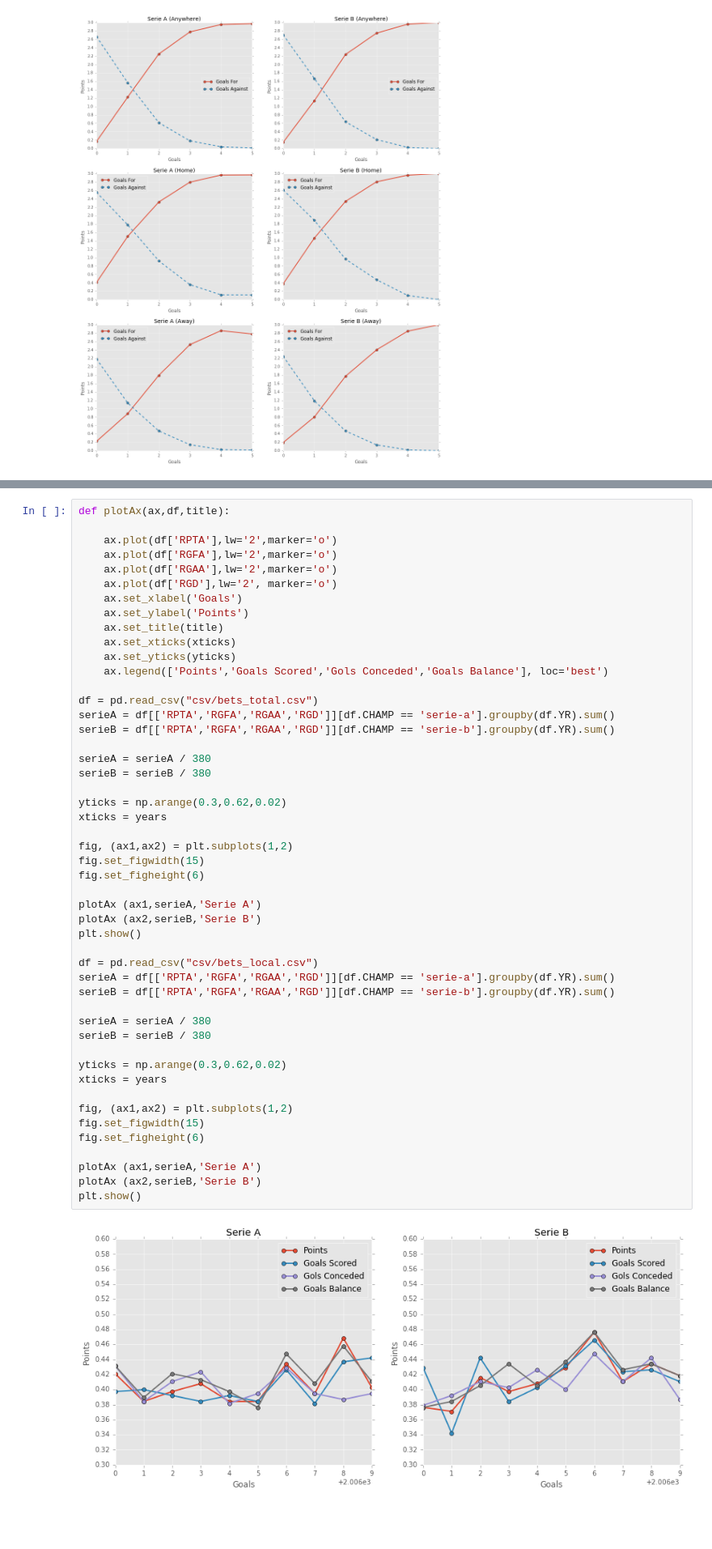
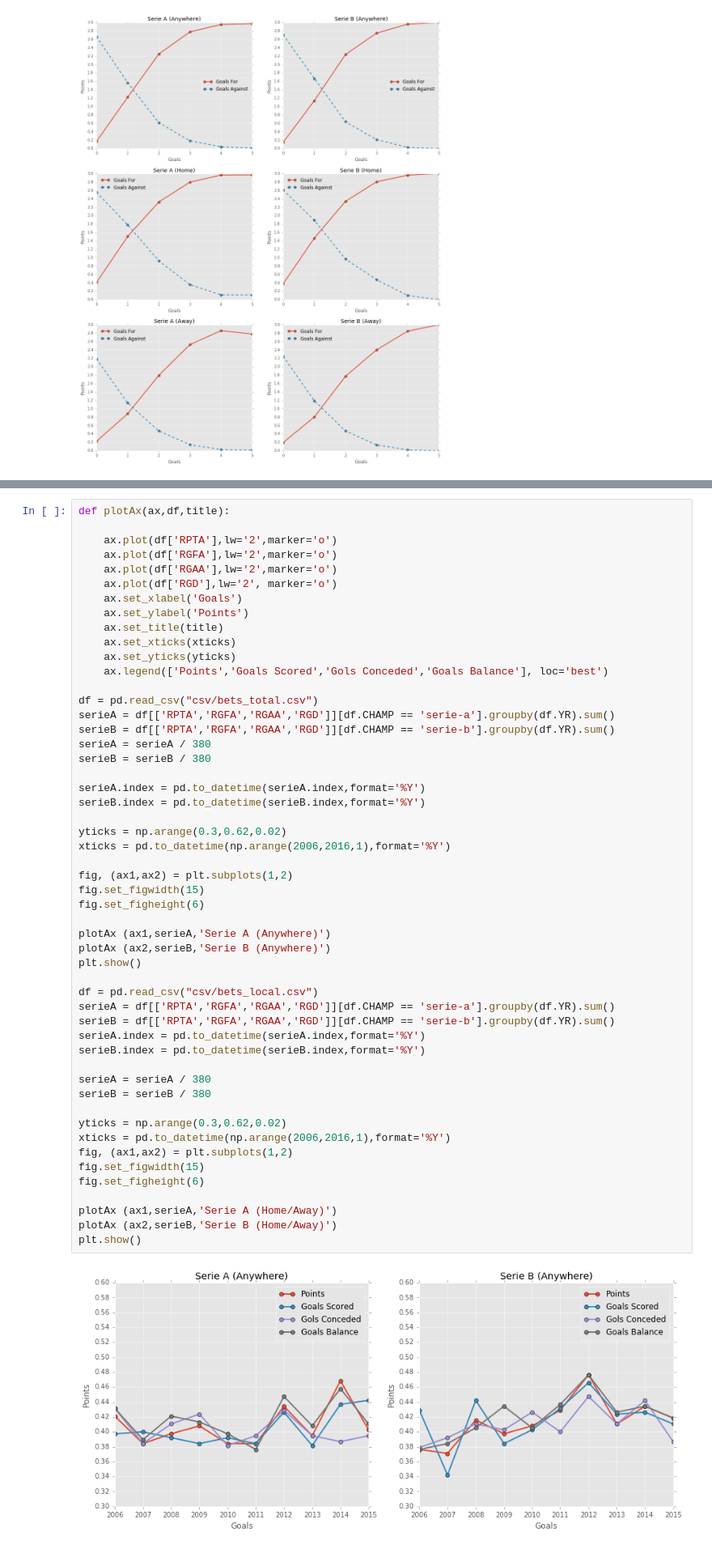
Before and after one commit to igormago/imsoccer, a Jupyter notebook: Match Result.ipynb, the cells around one changed output, grey strips where cells are left out. Shown at 81% size. Drawn from its saved outputs; the diff is of its cells as text; blank space fills up the shorter version.

```diff
--- a/Match Result.ipynb
+++ b/Match Result.ipynb
@@ -292,51 +301,54 @@ plotAx (ax6,serieB[['PPFA','PPAA']],'Serie B (Away)')
 # %%
 def plotAx(ax,df,title):
 
     ax.plot(df['RPTA'],lw='2',marker='o')
     ax.plot(df['RGFA'],lw='2',marker='o')
     ax.plot(df['RGAA'],lw='2',marker='o')
     ax.plot(df['RGD'],lw='2', marker='o')
     ax.set_xlabel('Goals')
     ax.set_ylabel('Points')
     ax.set_title(title)
     ax.set_xticks(xticks)
     ax.set_yticks(yticks)
     ax.legend(['Points','Goals Scored','Gols Conceded','Goals Balance'], loc='best')
 
 df = pd.read_csv("csv/bets_total.csv")
 serieA = df[['RPTA','RGFA','RGAA','RGD']][df.CHAMP == 'serie-a'].groupby(df.YR).sum()
 serieB = df[['RPTA','RGFA','RGAA','RGD']][df.CHAMP == 'serie-b'].groupby(df.YR).sum()
+serieA = serieA / 380
+serieB = serieB / 380
+
+serieA.index = pd.to_datetime(serieA.index,format='%Y')
+serieB.index = pd.to_datetime(serieB.index,format='%Y')
+
+yticks = np.arange(0.3,0.62,0.02)
+xticks = pd.to_datetime(np.arange(2006,2016,1),format='%Y')
+
+fig, (ax1,ax2) = plt.subplots(1,2)
+fig.set_figwidth(15)
+fig.set_figheight(6)
+
+plotAx (ax1,serieA,'Serie A (Anywhere)')
+plotAx (ax2,serieB,'Serie B (Anywhere)')
+plt.show()
+
+df = pd.read_csv("csv/bets_local.csv")
+serieA = df[['RPTA','RGFA','RGAA','RGD']][df.CHAMP == 'serie-a'].groupby(df.YR).sum()
+serieB = df[['RPTA','RGFA','RGAA','RGD']][df.CHAMP == 'serie-b'].groupby(df.YR).sum()
+serieA.index = pd.to_datetime(serieA.index,format='%Y')
+serieB.index = pd.to_datetime(serieB.index,format='%Y')
 
 serieA = serieA / 380
 serieB = serieB / 380
 
 yticks = np.arange(0.3,0.62,0.02)
-xticks = years
-
+xticks = pd.to_datetime(np.arange(2006,2016,1),format='%Y')
 fig, (ax1,ax2) = plt.subplots(1,2)
 fig.set_figwidth(15)
 fig.set_figheight(6)
 
-plotAx (ax1,serieA,'Serie A')
-plotAx (ax2,serieB,'Serie B')
+plotAx (ax1,serieA,'Serie A (Home/Away)')
+plotAx (ax2,serieB,'Serie B (Home/Away)')
 plt.show()
-
-df = pd.read_csv("csv/bets_local.csv")
-serieA = df[['RPTA','RGFA','RGAA','RGD']][df.CHAMP == 'serie-a'].groupby(df.YR).sum()
-serieB = df[['RPTA','RGFA','RGAA','RGD']][df.CHAMP == 'serie-b'].groupby(df.YR).sum()
-
-serieA = serieA / 380
-serieB = serieB / 380
-
-yticks = np.arange(0.3,0.62,0.02)
-xticks = years
-
-fig, (ax1,ax2) = plt.subplots(1,2)
-fig.set_figwidth(15)
-fig.set_figheight(6)
-
-plotAx (ax1,serieA,'Serie A')
-plotAx (ax2,serieB,'Serie B')
-plt.show()
 # %% [output]
-[figure, old version]
+[figure, new version]
```
Also changed, not shown: parts of 8 cells of this notebook, 1 other file.
